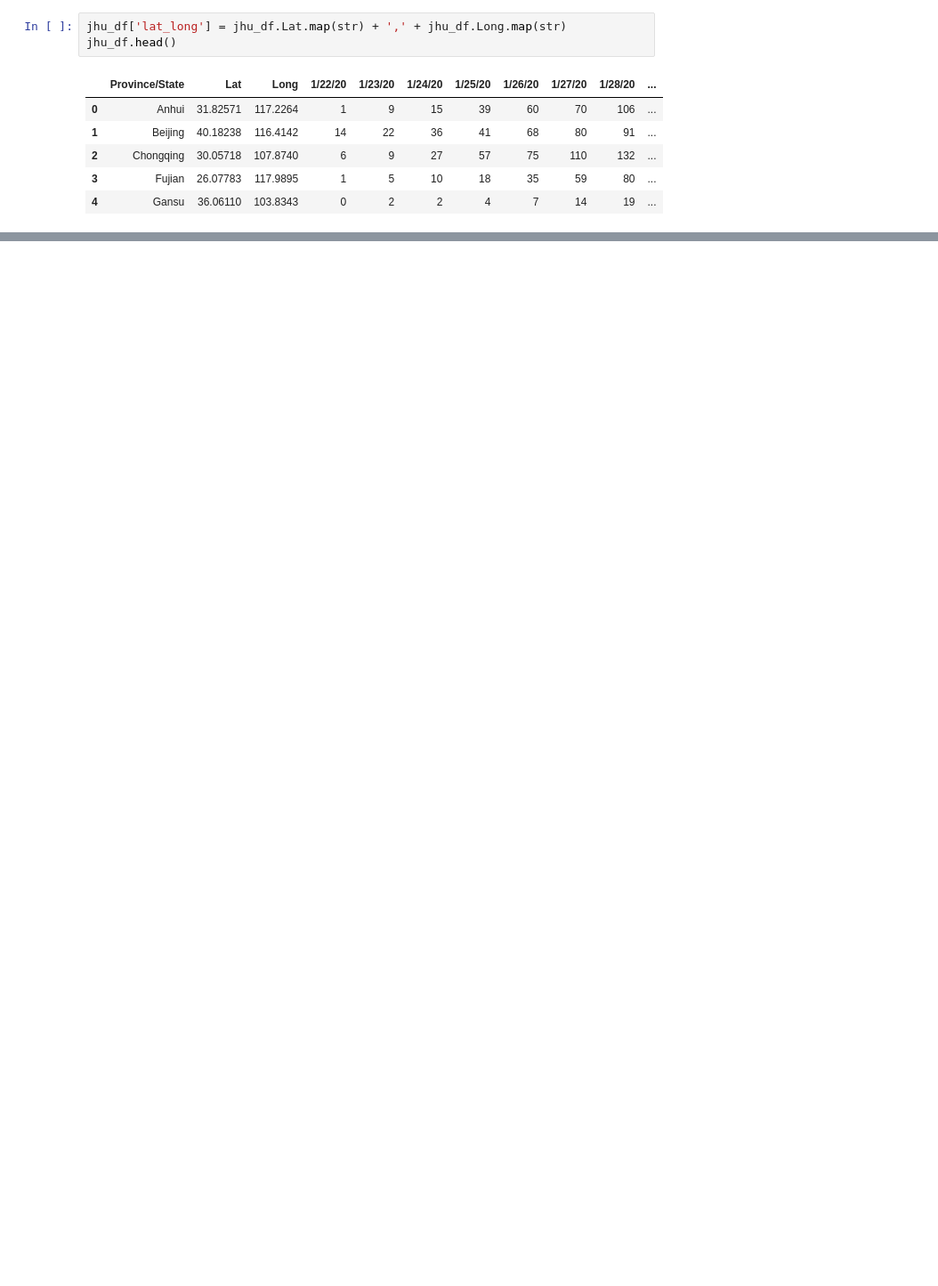
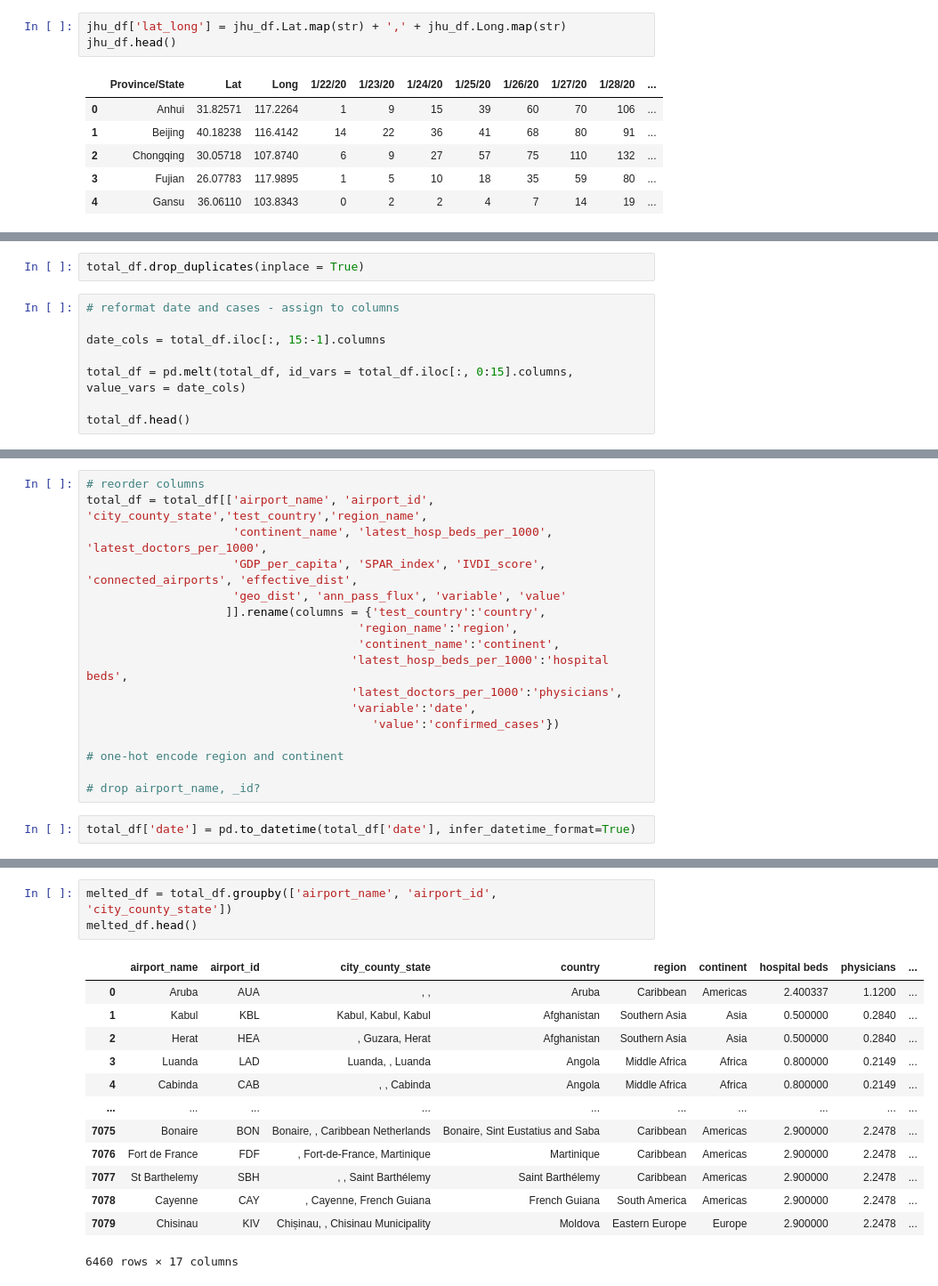
Before and after one commit to gksidhu/Capstone, a Jupyter notebook: Untitled.ipynb, the cells around one changed output, grey strips where cells are left out. Shown at 89% size. Drawn from its saved outputs; the diff is of its cells as text; blank space fills up the shorter version.

Commit message:
melted time series df

```diff
--- a/Untitled.ipynb
+++ b/Untitled.ipynb
@@ -970,0 +1047,10 @@ JHU:  85 84
+# %%
+total_df.drop_duplicates(inplace = True)
+# %%
+# reformat date and cases - assign to columns
+
+date_cols = total_df.iloc[:, 15:-1].columns
+
+total_df = pd.melt(total_df, id_vars = total_df.iloc[:, 0:15].columns, value_vars = date_cols)
+
+total_df.head()
@@ -970,0 +1064,19 @@ JHU:  85 84
+# %%
+# reorder columns
+total_df = total_df[['airport_name', 'airport_id', 'city_county_state','test_country','region_name',
+                     'continent_name', 'latest_hosp_beds_per_1000', 'latest_doctors_per_1000',
+                     'GDP_per_capita', 'SPAR_index', 'IVDI_score', 'connected_airports', 'effective_dist',
+                     'geo_dist', 'ann_pass_flux', 'variable', 'value'
+                    ]].rename(columns = {'test_country':'country',
+                                       'region_name':'region',
+                                       'continent_name':'continent',
+                                      'latest_hosp_beds_per_1000':'hospital beds',
+                                      'latest_doctors_per_1000':'physicians',
+                                      'variable':'date',
+                                         'value':'confirmed_cases'})
+
+# one-hot encode region and continent
+
+# drop airport_name, _id?
+# %%
+total_df['date'] = pd.to_datetime(total_df['date'], infer_datetime_format=True)
@@ -970,0 +1098,17 @@ JHU:  85 84
+# %%
+melted_df = total_df.groupby(['airport_name', 'airport_id', 'city_county_state'])
+melted_df.head()
+# %% [output]
+|  | airport_name | airport_id | city_county_state | country | region | continent | hospital beds | physicians | ... |
+| 0 | Aruba | AUA | , , | Aruba | Caribbean | Americas | 2.400337 | 1.1200 | ... |
+| 1 | Kabul | KBL | Kabul, Kabul, Kabul | Afghanistan | Southern Asia | Asia | 0.500000 | 0.2840 | ... |
+| 2 | Herat | HEA | , Guzara, Herat | Afghanistan | Southern Asia | Asia | 0.500000 | 0.2840 | ... |
+| 3 | Luanda | LAD | Luanda, , Luanda | Angola | Middle Africa | Africa | 0.800000 | 0.2149 | ... |
+| 4 | Cabinda | CAB | , , Cabinda | Angola | Middle Africa | Africa | 0.800000 | 0.2149 | ... |
+| ... | ... | ... | ... | ... | ... | ... | ... | ... | ... |
+| 7075 | Bonaire | BON | Bonaire, , Caribbean Netherlands | Bonaire, Sint Eustatius and Saba | Caribbean | Americas | 2.900000 | 2.2478 | ... |
+| 7076 | Fort de France | FDF | , Fort-de-France, Martinique | Martinique | Caribbean | Americas | 2.900000 | 2.2478 | ... |
+| 7077 | St Barthelemy | SBH | , , Saint Barthélemy | Saint Barthélemy | Caribbean | Americas | 2.900000 | 2.2478 | ... |
+| 7078 | Cayenne | CAY | , Cayenne, French Guiana | French Guiana | South America | Americas | 2.900000 | 2.2478 | ... |
+| 7079 | Chisinau | KIV | Chișinau, , Chisinau Municipality | Moldova | Eastern Europe | Europe | 2.900000 | 2.2478 | ... |
+6460 rows × 17 columns
```
Also changed, not shown: parts of 30 cells of this notebook, 7 other files.
